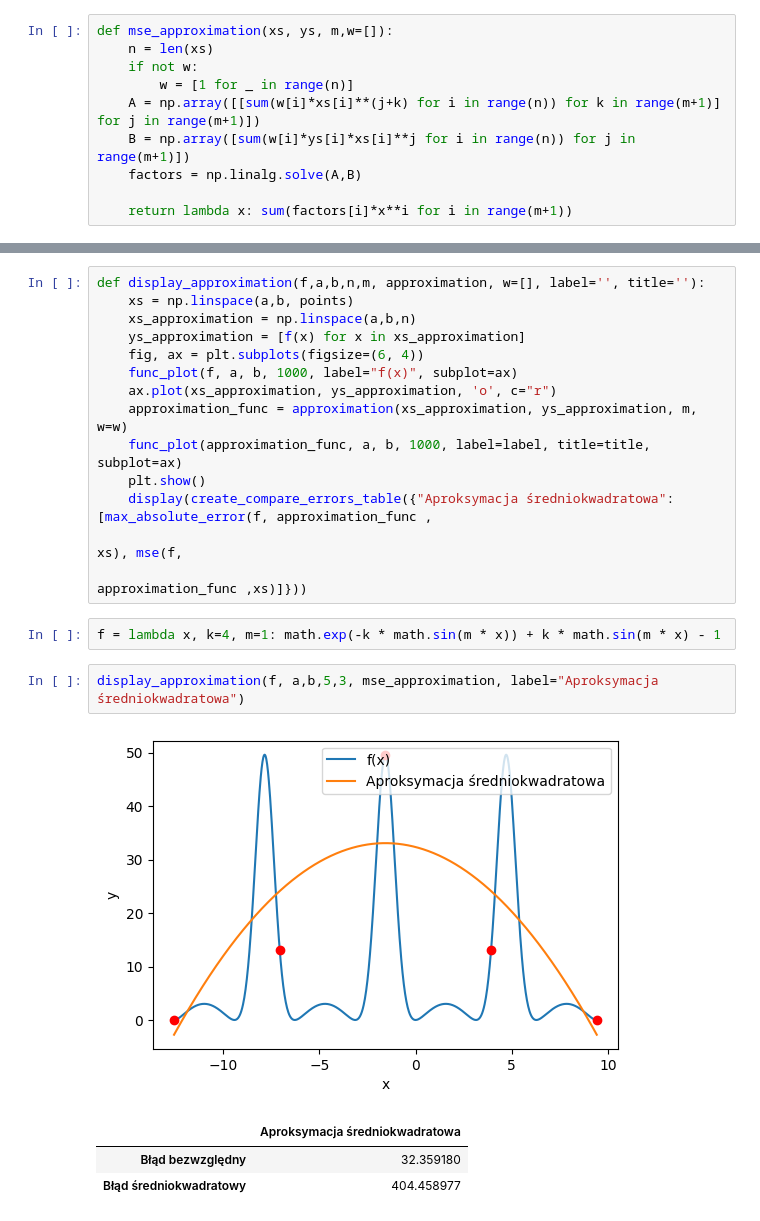
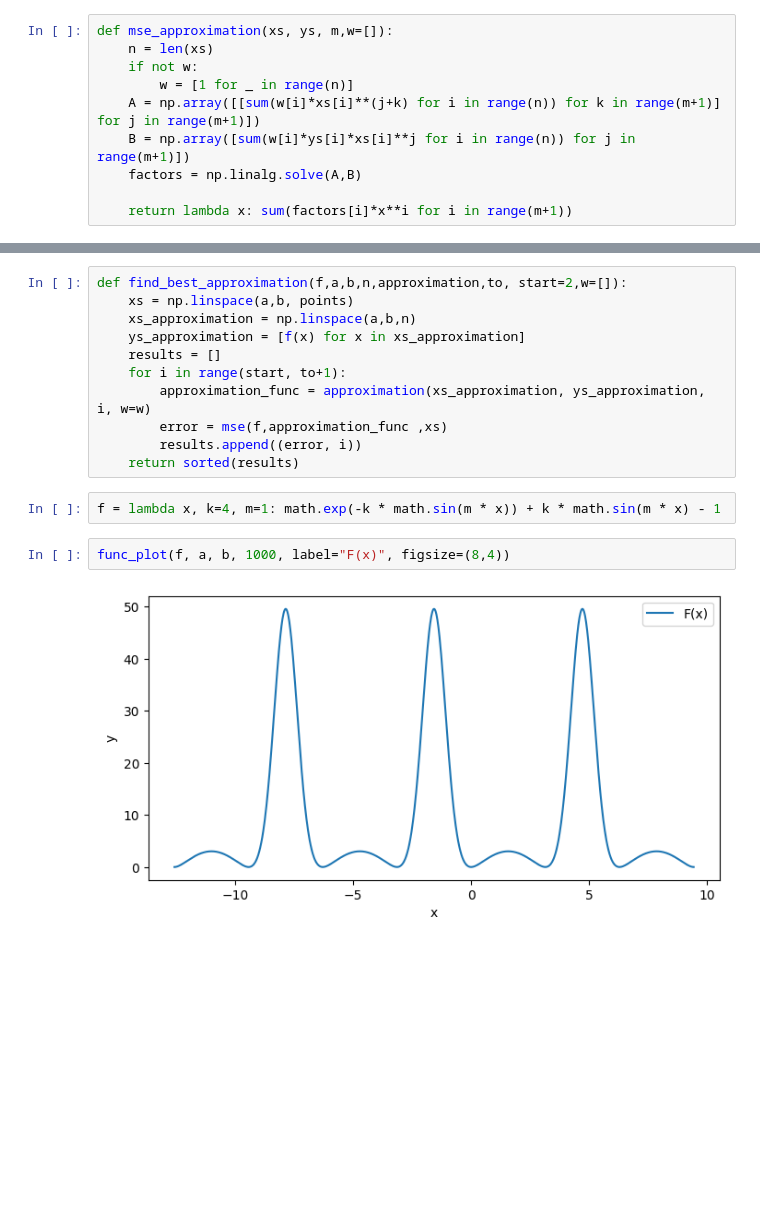
Before and after one commit to tomaszkurcon/mownit, a Jupyter notebook: lab_5/approximation.ipynb, the cells around one changed output, grey strips where cells are left out. Drawn from its saved outputs; the diff is of its cells as text; blank space fills up the shorter version.

```diff
--- a/lab_5/approximation.ipynb
+++ b/lab_5/approximation.ipynb
@@ -50,23 +108,17 @@ def mse_approximation(xs, ys, m,w=[]):
 # %%
-def display_approximation(f,a,b,n,m, approximation, w=[], label='', title=''):
+def find_best_approximation(f,a,b,n,approximation,to, start=2,w=[]):
     xs = np.linspace(a,b, points)
     xs_approximation = np.linspace(a,b,n)
     ys_approximation = [f(x) for x in xs_approximation]
-    fig, ax = plt.subplots(figsize=(6, 4))
-    func_plot(f, a, b, 1000, label="f(x)", subplot=ax)
-    ax.plot(xs_approximation, ys_approximation, 'o', c="r")
-    approximation_func = approximation(xs_approximation, ys_approximation, m, w=w)
-    func_plot(approximation_func, a, b, 1000, label=label, title=title, subplot=ax)
-    plt.show()
-    display(create_compare_errors_table({"Aproksymacja średniokwadratowa":[max_absolute_error(f, approximation_func ,
-                                                                                              xs), mse(f,
-                                                                                                             approximation_func ,xs)]}))
+    results = []
+    for i in range(start, to+1):
+        approximation_func = approximation(xs_approximation, ys_approximation, i, w=w)
+        error = mse(f,approximation_func ,xs)
+        results.append((error, i))
+    return sorted(results)
 # %%
 f = lambda x, k=4, m=1: math.exp(-k * math.sin(m * x)) + k * math.sin(m * x) - 1
-# %%
-display_approximation(f, a,b,5,3, mse_approximation, label="Aproksymacja średniokwadratowa")
-# %% [output]
-[figure, removed]
-|  | Aproksymacja średniokwadratowa |
-| Błąd bezwzględny | 32.359180 |
-| Błąd średniokwadratowy | 404.458977 |
+# %%
+func_plot(f, a, b, 1000, label="F(x)", figsize=(8,4))
+# %% [output]
+[figure, added]
```
Also changed, not shown: parts of 34 cells of this notebook, 1 other file.
